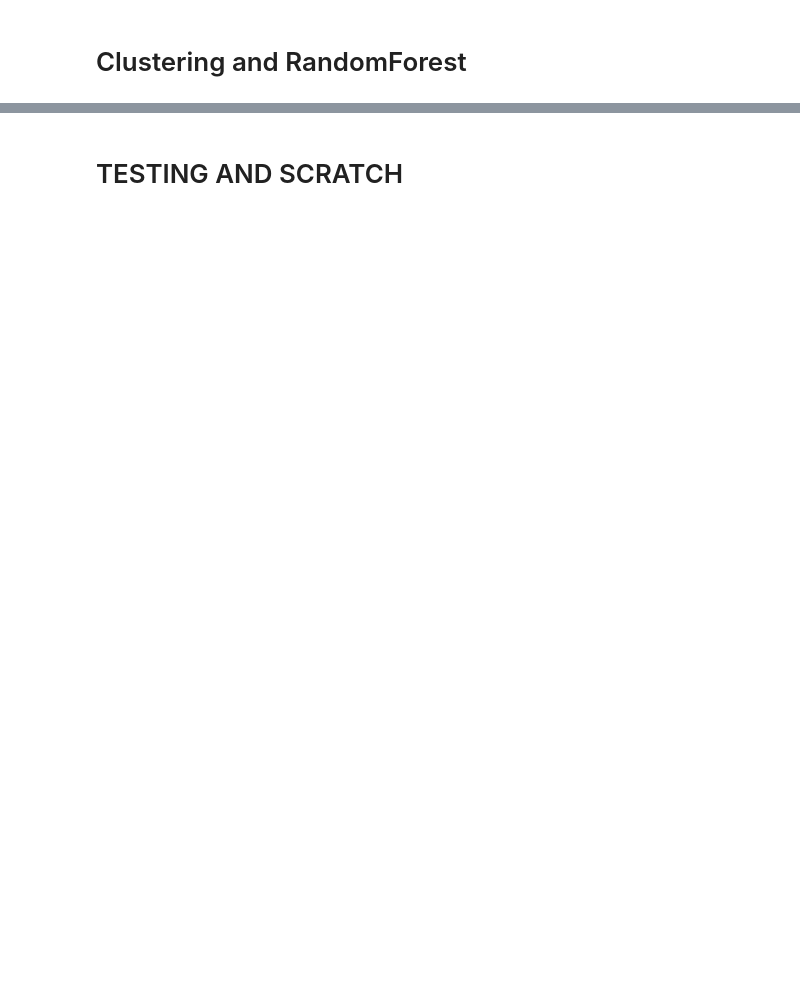
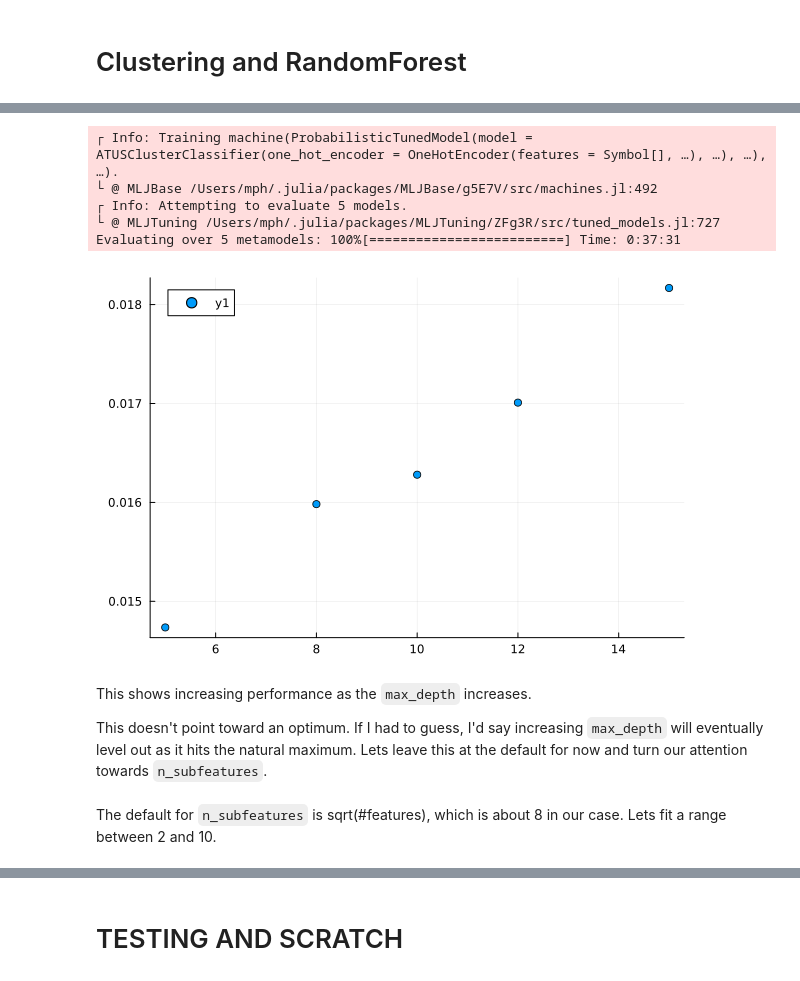
Before and after one commit to mike-herman/DoingRightNow-Analysis, a Jupyter notebook: atus_ml_model.ipynb, the cells around one changed output, grey strips where cells are left out. Saved outputs shown, nothing was run; the diff lists cells and outputs as text; code cells hidden in the pictures; blank space fills up the shorter version.

```diff
--- a/atus_ml_model.ipynb
+++ b/atus_ml_model.ipynb
@@ -377,0 +601,15 @@ Now we try to tune the k-means parameter.
+# %%
+one_hot_encoder = OneHotEncoder(ordered_factor=false, drop_last=true)
+continuous_encoder = ContinuousEncoder()
+kmeans = KMeans(k=50)    # Should be less than the 76 features in the original X.
+forest = RandomForestClassifier(
+    sampling_fraction=0.3,    # We have lots of data. Only use 30%.
+    n_trees=40,
+    rng=71
+    )
+
+atus_cluster_classifier = ATUSClusterClassifier(
+    one_hot_encoder,
+    continuous_encoder,
+    kmeans,
+    forest)
@@ -377,0 +634,25 @@ Now we try to tune the k-means parameter.
+# %%
+r_max_depth = range(atus_cluster_classifier, :(classifier.max_depth), lower=5, upper=15, scale=:linear)
+self_tuning_atus_cluster_classifier = TunedModel(model=atus_cluster_classifier,
+	tuning=Grid(resolution=5),
+	resampling=Holdout(fraction_train=0.6, rng=71),
+	range=r_max_depth,
+	measure=multiclassf1)
+mach_self_tuning_atus_cluster_classifier = machine(self_tuning_atus_cluster_classifier, X, y) |> fit!
+
+tmp_1 = report(mach_self_tuning_atus_cluster_classifier).plotting.parameter_values[:,1]
+tmp_2 = report(mach_self_tuning_atus_cluster_classifier).plotting.measurements
+scatter(tmp_1,tmp_2)
+# %% [output]
+┌ Info: Training machine(ProbabilisticTunedModel(model = ATUSClusterClassifier(one_hot_encoder = OneHotEncoder(features = Symbol[], …), …), …), …).
+└ @ MLJBase /Users/mph/.julia/packages/MLJBase/g5E7V/src/machines.jl:492
+┌ Info: Attempting to evaluate 5 models.
+└ @ MLJTuning /Users/mph/.julia/packages/MLJTuning/ZFg3R/src/tuned_models.jl:727
+Evaluating over 5 metamodels: 100%[=========================] Time: 0:37:31
+[figure, added]
+# %% [markdown]
+This shows increasing performance as the `max_depth` increases.
+
+This doesn't point toward an optimum. If I had to guess, I'd say increasing `max_depth` will eventually level out as it hits the natural maximum. Lets leave this at the default for now and turn our attention towards `n_subfeatures`.
+# %% [markdown]
+The default for `n_subfeatures` is sqrt(#features), which is about 8 in our case. Lets fit a range between 2 and 10.
```
Also changed, not shown: parts of 113 cells of this notebook, 2 other files.
